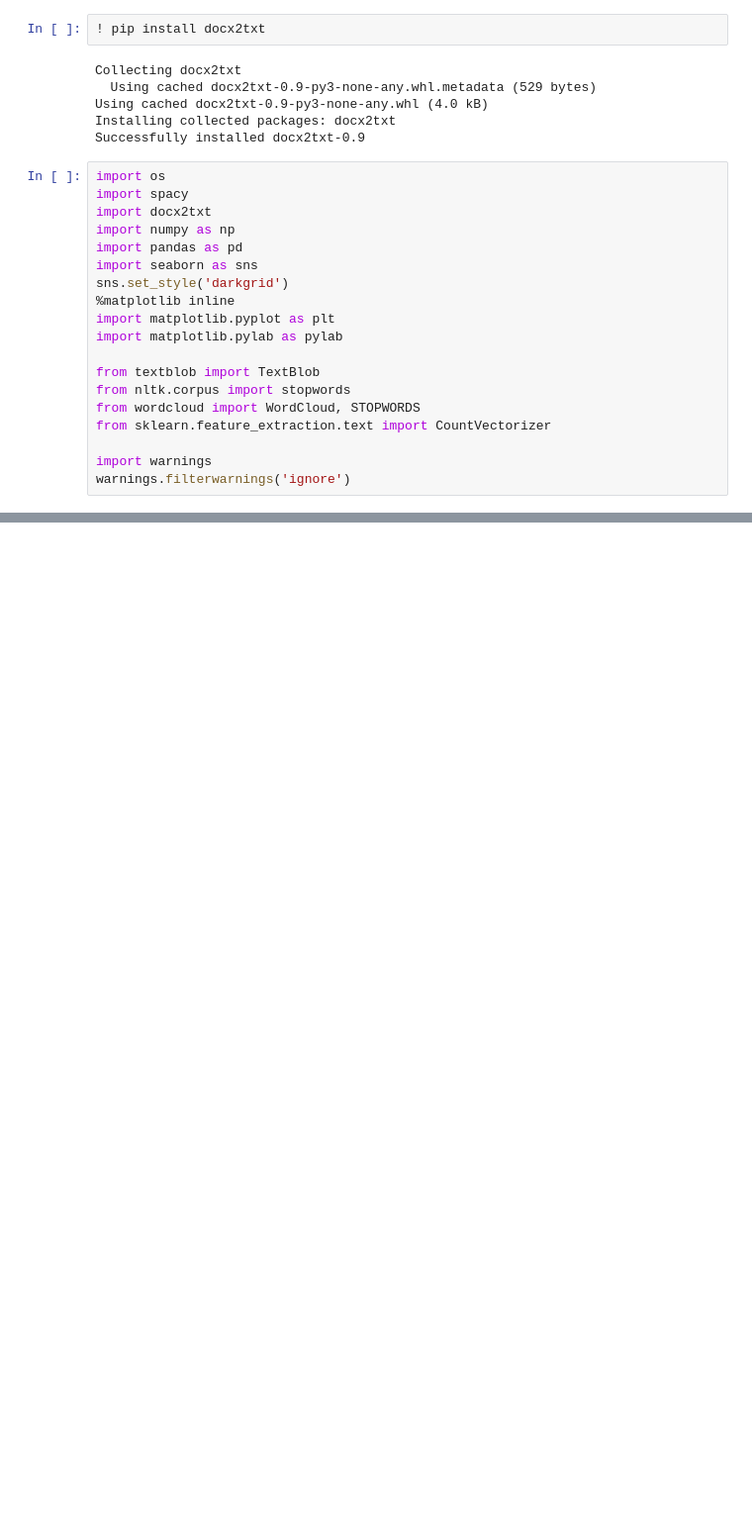
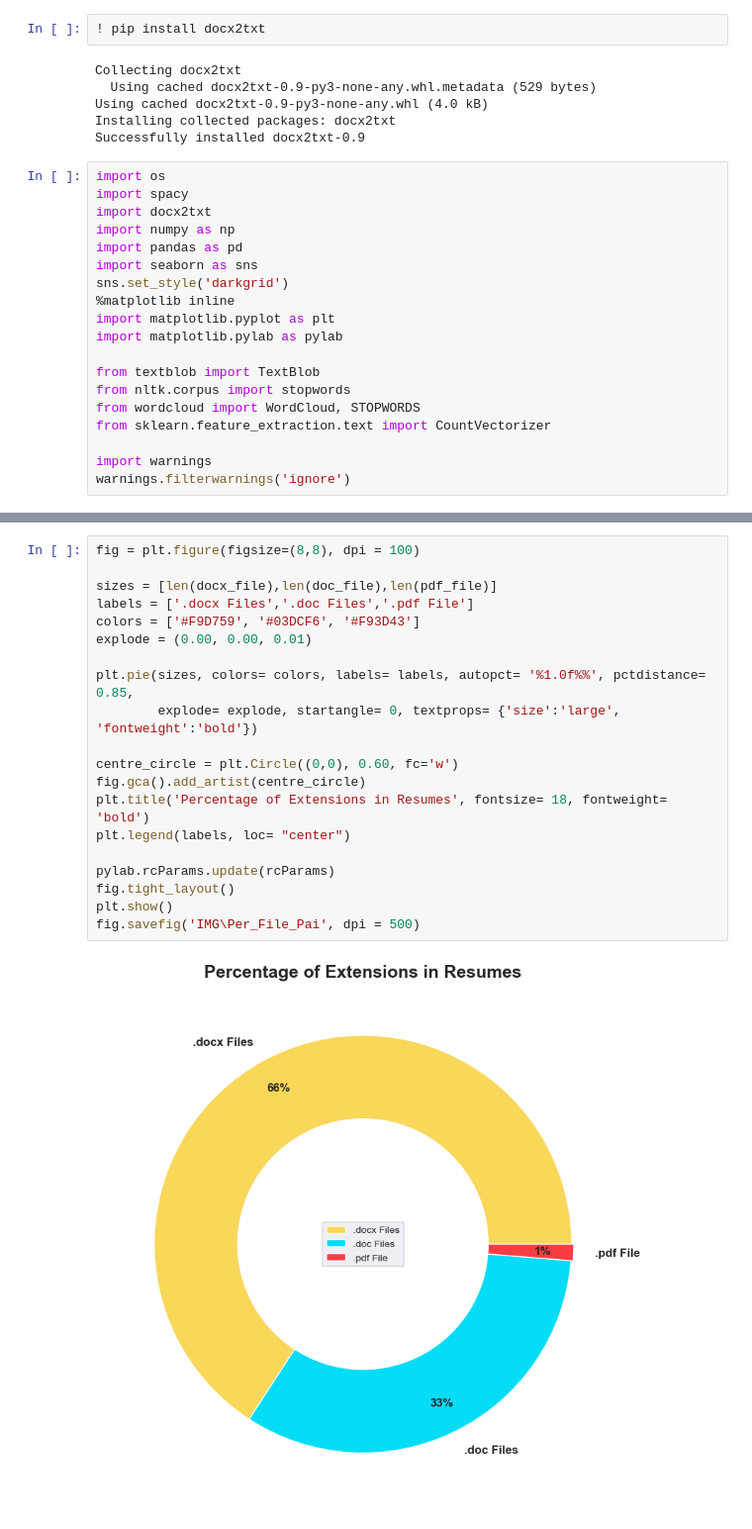
Before and after one commit to adityakanamadi281/Resume_Classification, a Jupyter notebook: Notebooks/EDA_Resume_Classification.ipynb, the cells around one changed output, grey strips where cells are left out. Shown at 99% size. Cells and saved outputs as stored; diff of their text form; blank space fills up the shorter version.

```diff
--- a/Notebooks/EDA_Resume_Classification.ipynb
+++ b/Notebooks/EDA_Resume_Classification.ipynb
@@ -29,0 +89,22 @@ filepath = r"C:\Users\adity\Resume_Classification\Dataset\Resumes"
+# %%
+fig = plt.figure(figsize=(8,8), dpi = 100)
+
+sizes = [len(docx_file),len(doc_file),len(pdf_file)]
+labels = ['.docx Files','.doc Files','.pdf File']
+colors = ['#F9D759', '#03DCF6', '#F93D43']
+explode = (0.00, 0.00, 0.01)
+
+plt.pie(sizes, colors= colors, labels= labels, autopct= '%1.0f%%', pctdistance= 0.85,
+        explode= explode, startangle= 0, textprops= {'size':'large', 'fontweight':'bold'})
+
+centre_circle = plt.Circle((0,0), 0.60, fc='w')
+fig.gca().add_artist(centre_circle)
+plt.title('Percentage of Extensions in Resumes', fontsize= 18, fontweight= 'bold')
+plt.legend(labels, loc= "center")
+
+pylab.rcParams.update(rcParams)
+fig.tight_layout()
+plt.show()
+fig.savefig('IMG\Per_File_Pai', dpi = 500)
+# %% [output]
+[figure, added]
```
Also changed, not shown: parts of 24 cells of this notebook, 22 other files.
